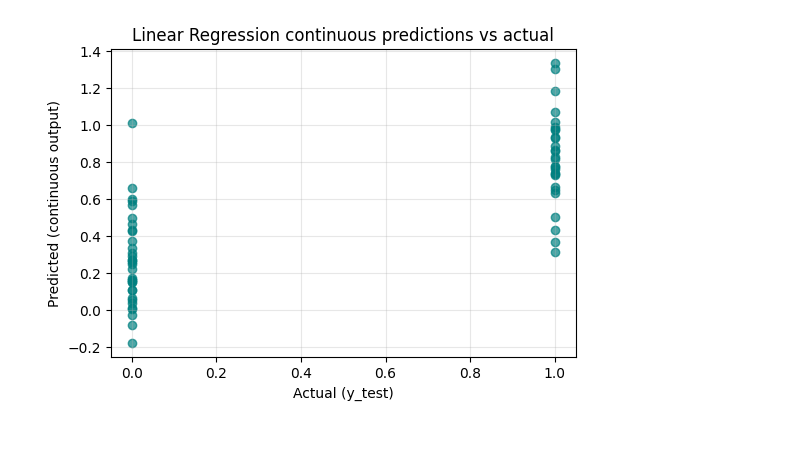
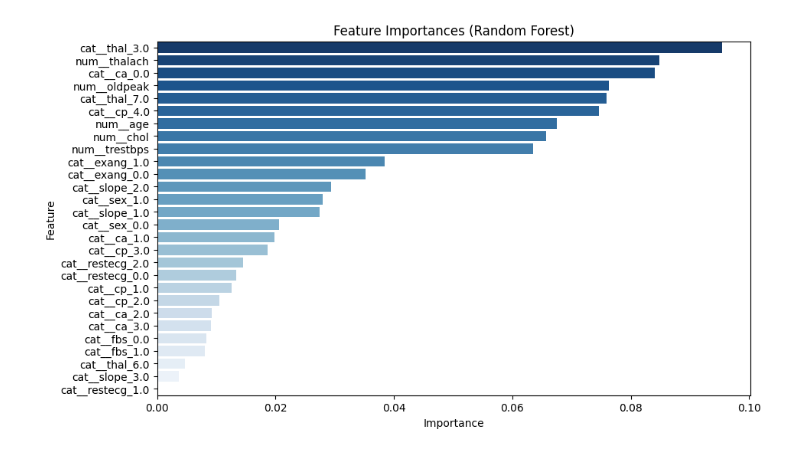
Before and after one commit to Vignesshwar-Viswanathan/clinical-notes-heart-disease-prediction, a Jupyter notebook: Heart_Disease_Models.ipynb, the cells around one changed output. Saved outputs shown, nothing was run; the diff lists cells and outputs as text; code cells hidden in the pictures.

Commit message:
Final JEI revisions: structured notebook, fixed categorical preprocessing, and updated ROC curve generation.

```diff
--- a/Heart_Disease_Models.ipynb
+++ b/Heart_Disease_Models.ipynb
@@ -1,6 +1,8 @@
 # %% [markdown]
 <a href="https://colab.research.google.com/github/Vignesshwar-Viswanathan/clinical-notes-heart-disease-prediction/blob/main/Heart_Disease_Models.ipynb" target="_parent"><img src="https://colab.research.google.com/assets/colab-badge.svg" alt="Open In Colab"/></a>
 # %%
+# 1. Dataset Loading, Target Transformation, and Preprocessing
+
 !pip install ucimlrepo
 from ucimlrepo import fetch_ucirepo
 import pandas as pd
@@ -19,12 +21,13 @@ y = heart_disease.data.targets
 print("Raw feature shape:", X.shape)
 print("Raw target distribution:\n", pd.Series(y.values.ravel()).value_counts())
 
-# 2) Convert multi-class target (0–4) to binary: 0 = no disease, 1 = disease
+# 2) Convert multi-class target (0-4) to binary: 0 = no disease, 1 = disease
 y_binary = np.where(y.values.ravel() > 0, 1, 0)
 
-# 3) Identify categorical and numerical columns
-categorical_cols = X.select_dtypes(include=["object", "category"]).columns
-numeric_cols = X.select_dtypes(exclude=["object", "category"]).columns
+# 3) Explicitly define clinical categorical vs numeric columns
+# This ensures features like 'cp' (chest pain type) are one-hot encoded rather than treated as math
+categorical_cols = ["sex", "cp", "fbs", "restecg", "exang", "slope", "ca", "thal"]
+numeric_cols = ["age", "trestbps", "chol", "thalach", "oldpeak"]
 
 # 4) Define preprocessing pipelines
 num_pipe = Pipeline([
@@ -42,8 +45,12 @@ preprocessor = ColumnTransformer([
     ("cat", cat_pipe, categorical_cols)
 ])
 
-# 5) Split data
+# 5) Split data for the holdout evaluation (80:20)
 X_train, X_test, y_train, y_test = train_test_split(X, y_binary, test_size=0.2, random_state=42, stratify=y_binary)
 
-print(f"Train size: {X_train.shape}, Test size: {X_test.shape}")
+# 6) Preprocess the holdout sets
+X_train_proc = preprocessor.fit_transform(X_train)
+X_test_proc = preprocessor.transform(X_test)
+
+print(f"Train size (Holdout): {X_train_proc.shape}, Test size (Holdout): {X_test_proc.shape}")
 # %% [output]
@@ -358,52 +396,48 @@ weighted avg       0.88      0.87      0.87        61
 # %%
-# Linear Regression (for comparison)
+# Random Forest Classifier
 
-from sklearn.linear_model import LinearRegression
-from sklearn.metrics import mean_squared_error, r2_score, accuracy_score, confusion_matrix, classification_report
+from sklearn.ensemble import RandomForestClassifier
+from sklearn.metrics import accuracy_score, confusion_matrix, classification_report
+import seaborn as sns
 import matplotlib.pyplot as plt
-import seaborn as sns
 import numpy as np
 
-# Train Linear Regression
-linreg = LinearRegression()
-linreg.fit(X_train_proc, y_train)
+# Initialize and train Random Forest
+rf_clf = RandomForestClassifier(
+    n_estimators=200,       # number of trees
+    max_depth=8,            # limit depth to avoid overfitting
+    random_state=42
+)
+rf_clf.fit(X_train_proc, y_train)
 
-# Predict (continuous values)
-y_pred_continuous = linreg.predict(X_test_proc)
+# Predict on test set
+y_pred_rf = rf_clf.predict(X_test_proc)
 
-# Round predictions to 0/1 to mimic classification
-y_pred_rounded = np.round(y_pred_continuous).astype(int)
-
-# Evaluate numeric regression metrics
-mse = mean_squared_error(y_test, y_pred_continuous)
-r2 = r2_score(y_test, y_pred_continuous)
-accuracy_like = accuracy_score(y_test, y_pred_rounded)
-
+# Evaluate performance
+rf_acc = accuracy_score(y_test, y_pred_rf)
 print("Shapes:", X_train_proc.shape, X_test_proc.shape)
-print(f"\nLinear Regression MSE: {mse:.4f}")
-print(f"Linear Regression R²: {r2:.4f}")
-print(f"Linear Regression (rounded) accuracy-like score: {accuracy_like:.4f}")
-print("\nFor reference, MLP accuracy was ≈ 0.8361")
-
-# Classification report (based on rounded preds)
-print("\nClassification Report (Linear Regression):")
-print(classification_report(y_test, y_pred_rounded))
+print(f"\nRandom Forest Test Accuracy: {rf_acc:.4f}")
+print("\nClassification Report (Random Forest):")
+print(classification_report(y_test, y_pred_rf))
 
 # Confusion matrix
-cm = confusion_matrix(y_test, y_pred_rounded)
+cm = confusion_matrix(y_test, y_pred_rf)
 plt.figure(figsize=(5,4))
 sns.heatmap(cm, annot=True, fmt='d', cmap='Blues')
-plt.title("Confusion Matrix (Linear Regression, rounded predictions)")
+plt.title("Confusion Matrix (Random Forest Classifier)")
 plt.xlabel("Predicted")
 plt.ylabel("Actual")
 plt.show()
 
-# Scatter plot: continuous vs actual
-plt.figure(figsize=(6,4))
-plt.scatter(y_test, y_pred_continuous, color='teal', alpha=0.7)
-plt.xlabel("Actual (y_test)")
-plt.ylabel("Predicted (continuous output)")
-plt.title("Linear Regression continuous predictions vs actual")
-plt.grid(True, alpha=0.3)
+# Feature importance plot
+feature_names = preprocessor.get_feature_names_out()
+feature_importances = rf_clf.feature_importances_
+indices = np.argsort(feature_importances)[::-1]
+
+plt.figure(figsize=(10,6))
+sns.barplot(x=feature_importances[indices], y=feature_names[indices], palette='Blues_r')
+plt.title("Feature Importances (Random Forest)")
+plt.xlabel("Importance")
+plt.ylabel("Feature")
 plt.show()
 # %% [output]
@@ -428,2 +458,2 @@ weighted avg       0.87      0.87      0.87        61
-[figure, old version]
+[figure, new version]
 # %%
```
Also changed, not shown: parts of 18 cells of this notebook.
